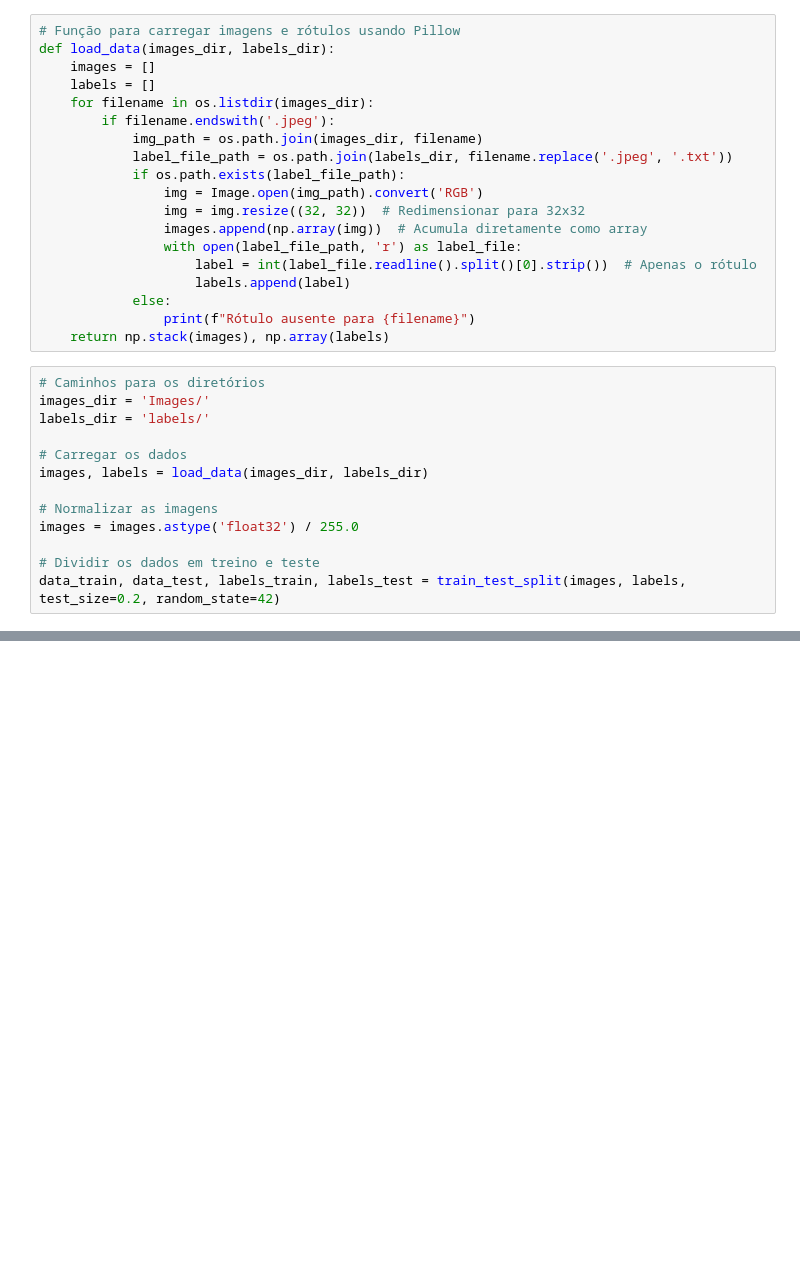
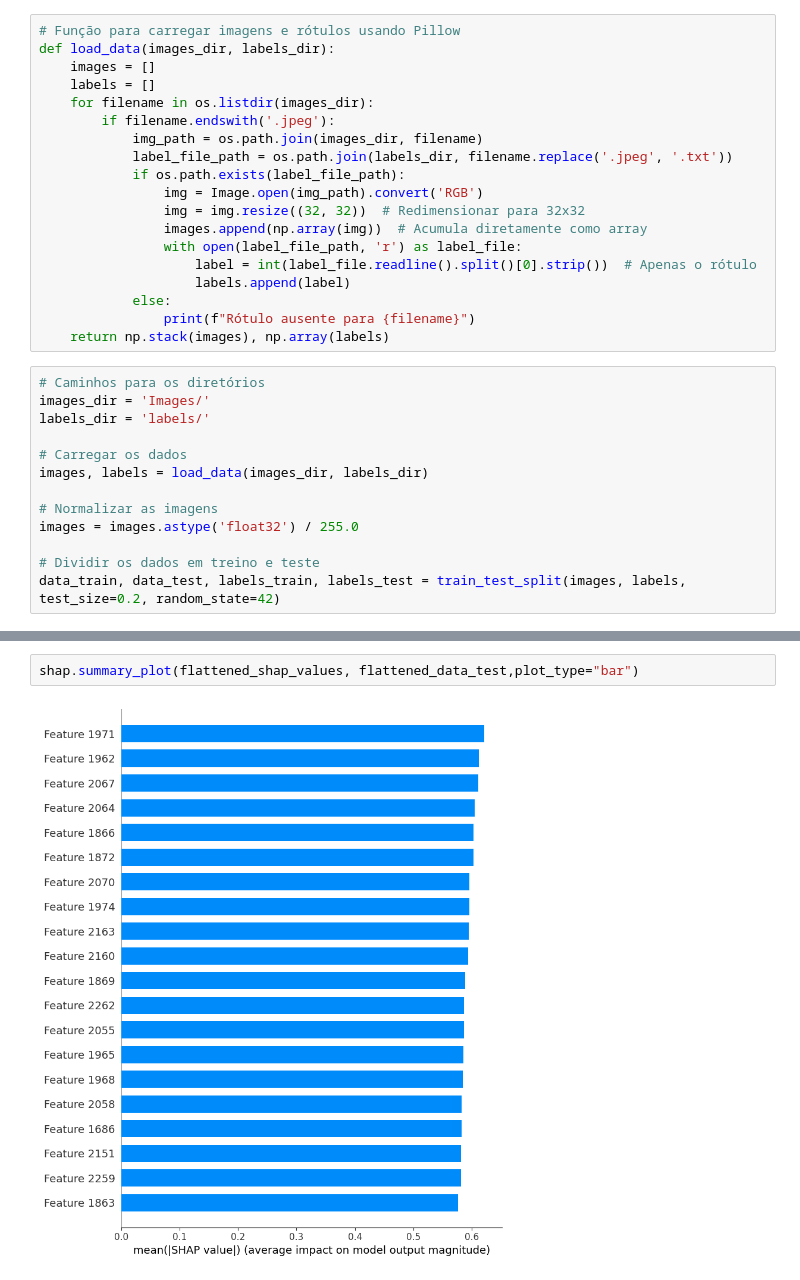
Before and after one commit to ClassNeuralNetwork/tomato-classification, a Jupyter notebook: cnn.ipynb, the cells around one changed output, grey strips where cells are left out. Cells and saved outputs as stored; diff of their text form; blank space fills up the shorter version.

```diff
--- a/cnn.ipynb
+++ b/cnn.ipynb
@@ -178,0 +187,4 @@ shap.image_plot(normalized_shap_values, data_test[:10])
+# %%
+shap.summary_plot(flattened_shap_values, flattened_data_test,plot_type="bar")
+# %% [output]
+[figure, added]
```
Also changed, not shown: parts of 6 cells of this notebook, 1 other file.
